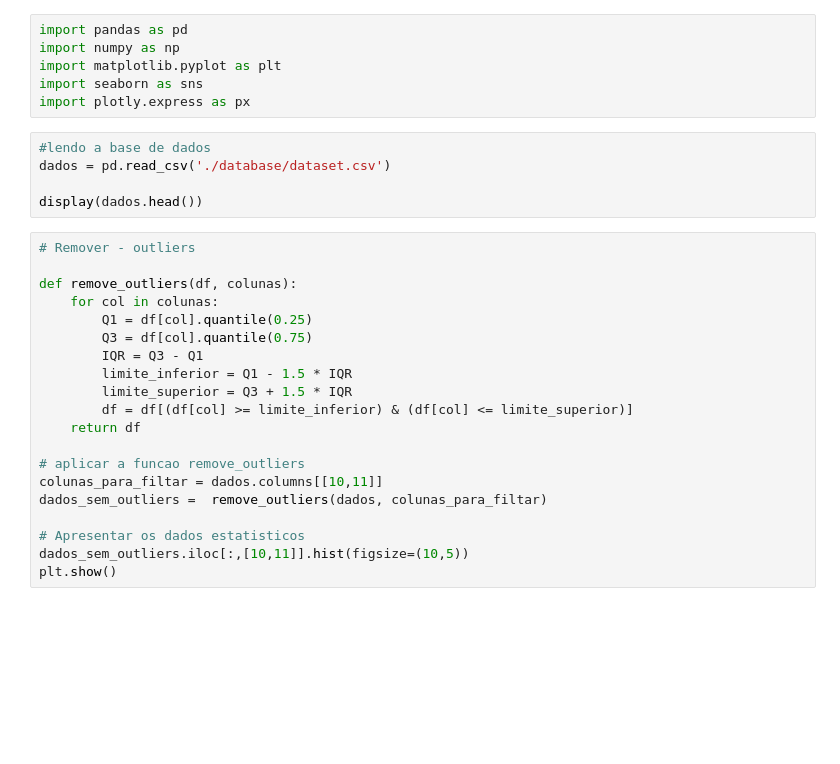
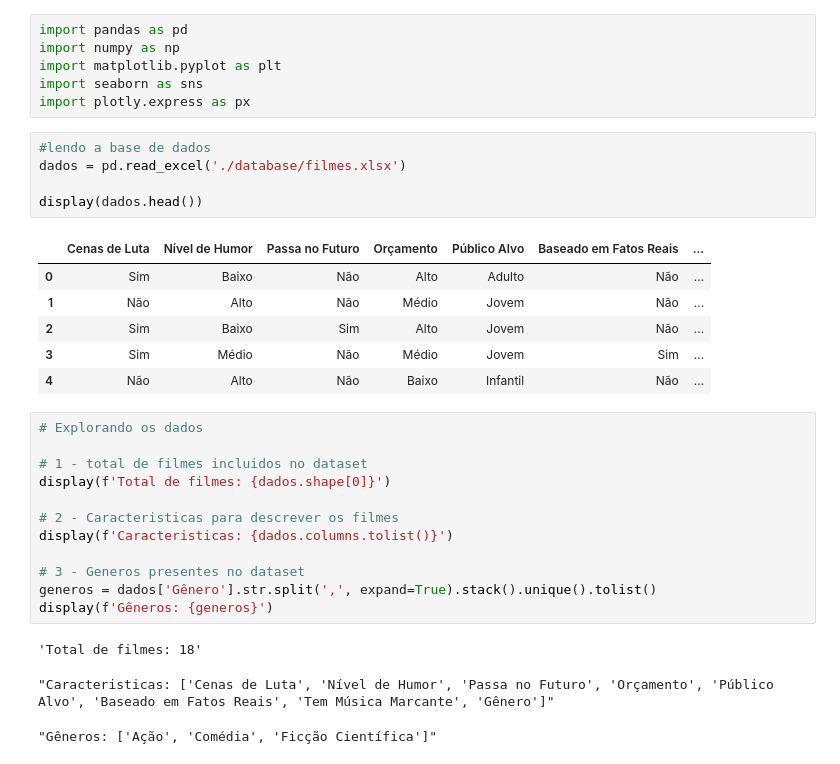
Before and after one commit to HeitorCarvalhoCampos/Pratica_Analise_Dados, a Jupyter notebook: classificador.ipynb, the cells around one changed output. Drawn from its saved outputs; the diff is of its cells as text; blank space fills up the shorter version.

```diff
--- a/classificador.ipynb
+++ b/classificador.ipynb
@@ -6,27 +6,30 @@ import seaborn as sns
 import plotly.express as px
 # %%
 #lendo a base de dados
-dados = pd.read_csv('./database/dataset.csv')
+dados = pd.read_excel('./database/filmes.xlsx')
 
 display(dados.head())
+# %% [output]
+|  | Cenas de Luta | Nível de Humor | Passa no Futuro | Orçamento | Público Alvo | Baseado em Fatos Reais | ... |
+| 0 | Sim | Baixo | Não | Alto | Adulto | Não | ... |
+| 1 | Não | Alto | Não | Médio | Jovem | Não | ... |
+| 2 | Sim | Baixo | Sim | Alto | Jovem | Não | ... |
+| 3 | Sim | Médio | Não | Médio | Jovem | Sim | ... |
+| 4 | Não | Alto | Não | Baixo | Infantil | Não | ... |
 # %%
-# Remover - outliers
+# Explorando os dados
 
-def remove_outliers(df, colunas):
-    for col in colunas:
-        Q1 = df[col].quantile(0.25)
-        Q3 = df[col].quantile(0.75)
-        IQR = Q3 - Q1
-        limite_inferior = Q1 - 1.5 * IQR
-        limite_superior = Q3 + 1.5 * IQR
-        df = df[(df[col] >= limite_inferior) & (df[col] <= limite_superior)]
-    return df
+# 1 - total de filmes incluidos no dataset
+display(f'Total de filmes: {dados.shape[0]}')
 
-# aplicar a funcao remove_outliers
-colunas_para_filtar = dados.columns[[10,11]]
-dados_sem_outliers =  remove_outliers(dados, colunas_para_filtar)
+# 2 - Caracteristicas para descrever os filmes
+display(f'Caracteristicas: {dados.columns.tolist()}')
 
-# Apresentar os dados estatisticos
-dados_sem_outliers.iloc[:,[10,11]].hist(figsize=(10,5))
-plt.show()
+# 3 - Generos presentes no dataset
+generos = dados['Gênero'].str.split(',', expand=True).stack().unique().tolist()
+display(f'Gêneros: {generos}')
+# %% [output]
+'Total de filmes: 18'
+"Caracteristicas: ['Cenas de Luta', 'Nível de Humor', 'Passa no Futuro', 'Orçamento', 'Público Alvo', 'Baseado em Fatos Reais', 'Tem Música Marcante', 'Gênero']"
+"Gêneros: ['Ação', 'Comédia', 'Ficção Científica']"
 # %%
```
Also changed, not shown: parts of 9 cells of this notebook, 2 other files.
